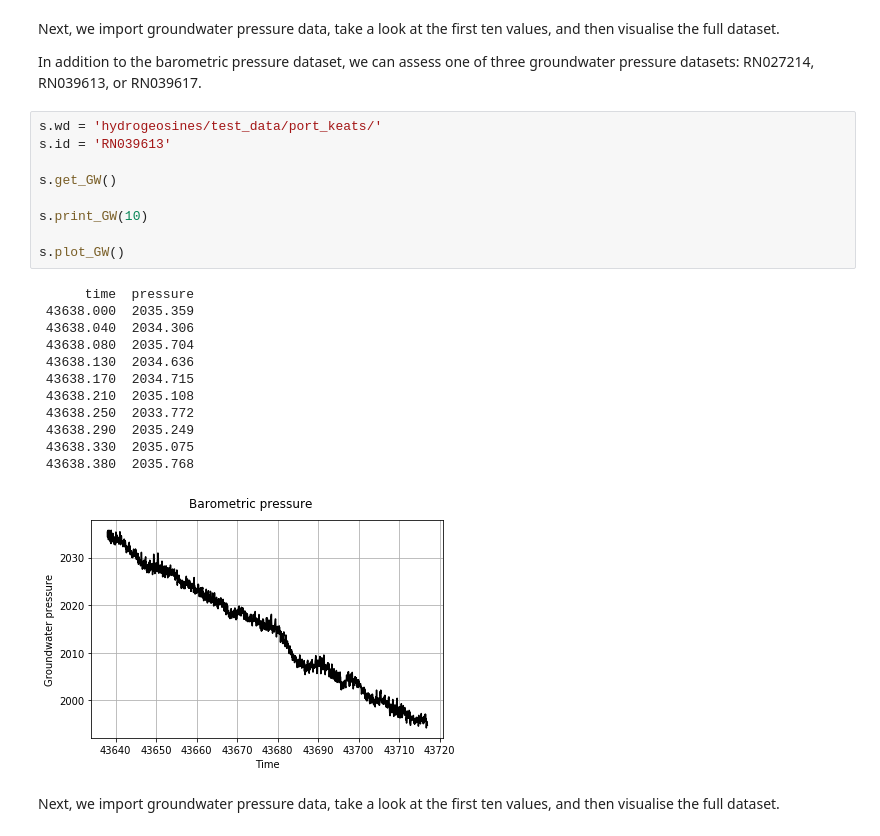
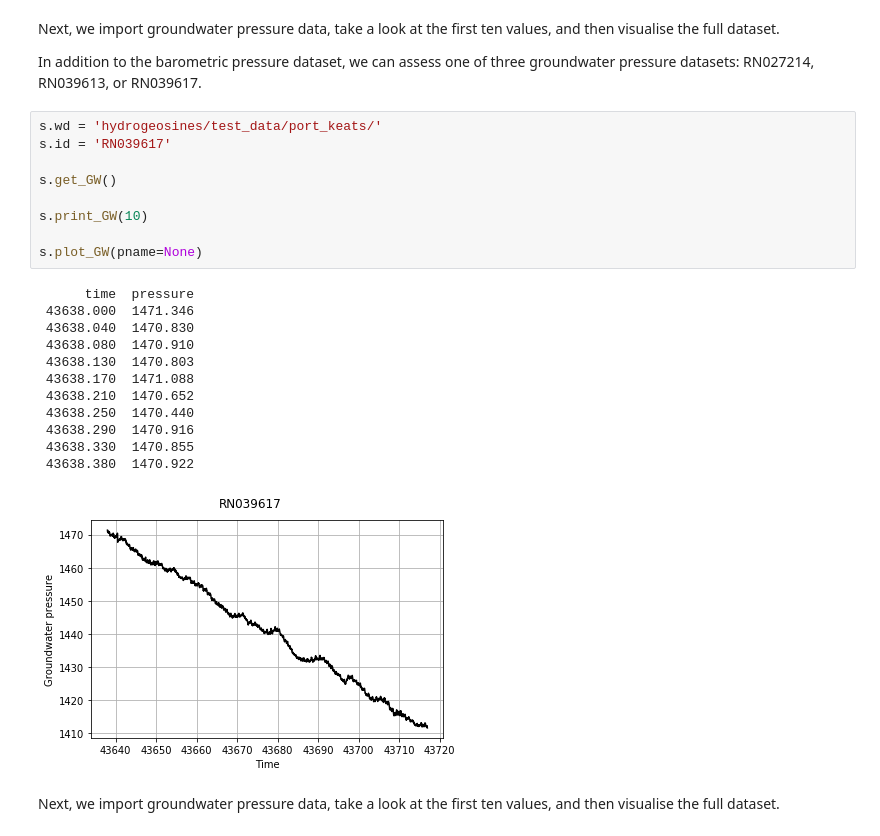
Before and after one commit to HydroGeoSines/HydroGeoSines, a Jupyter notebook: 03 Python code/hydrogeosines_demo_v01_190320.ipynb, the cells around one changed output. Cells and saved outputs as stored; diff of their text form.

```diff
--- a/03 Python code/hydrogeosines_demo_v01_190320.ipynb
+++ b/03 Python code/hydrogeosines_demo_v01_190320.ipynb
@@ -16,26 +16,26 @@ Next, we import groundwater pressure data, take a look at the first ten values,
 In addition to the barometric pressure dataset, we can assess one of three groundwater pressure datasets: RN027214, RN039613, or RN039617.
 # %%
 s.wd = 'hydrogeosines/test_data/port_keats/'
-s.id = 'RN039613'
+s.id = 'RN039617'
 
 s.get_GW()
 
 s.print_GW(10)
 
-s.plot_GW()
+s.plot_GW(pname=None)
 # %% [output]
       time  pressure
- 43638.000  2035.359
- 43638.040  2034.306
- 43638.080  2035.704
- 43638.130  2034.636
- 43638.170  2034.715
- 43638.210  2035.108
- 43638.250  2033.772
- 43638.290  2035.249
- 43638.330  2035.075
- 43638.380  2035.768
+ 43638.000  1471.346
+ 43638.040  1470.830
+ 43638.080  1470.910
+ 43638.130  1470.803
+ 43638.170  1471.088
+ 43638.210  1470.652
+ 43638.250  1470.440
+ 43638.290  1470.916
+ 43638.330  1470.855
+ 43638.380  1470.922
-[figure, old version]
+[figure, new version]
 # %% [markdown]
 Next, we import groundwater pressure data, take a look at the first ten values, and then visualise the full dataset.
 # %%
```
Also changed, not shown: parts of 12 cells of this notebook, 14 other files.
